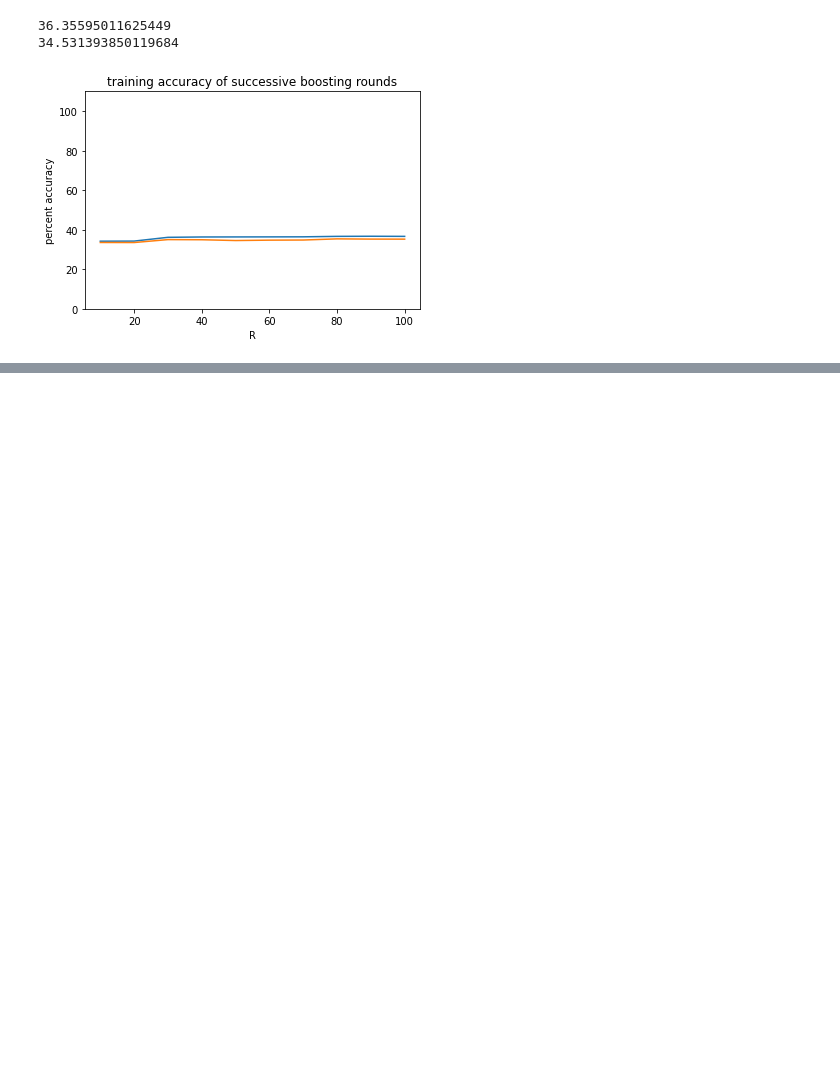
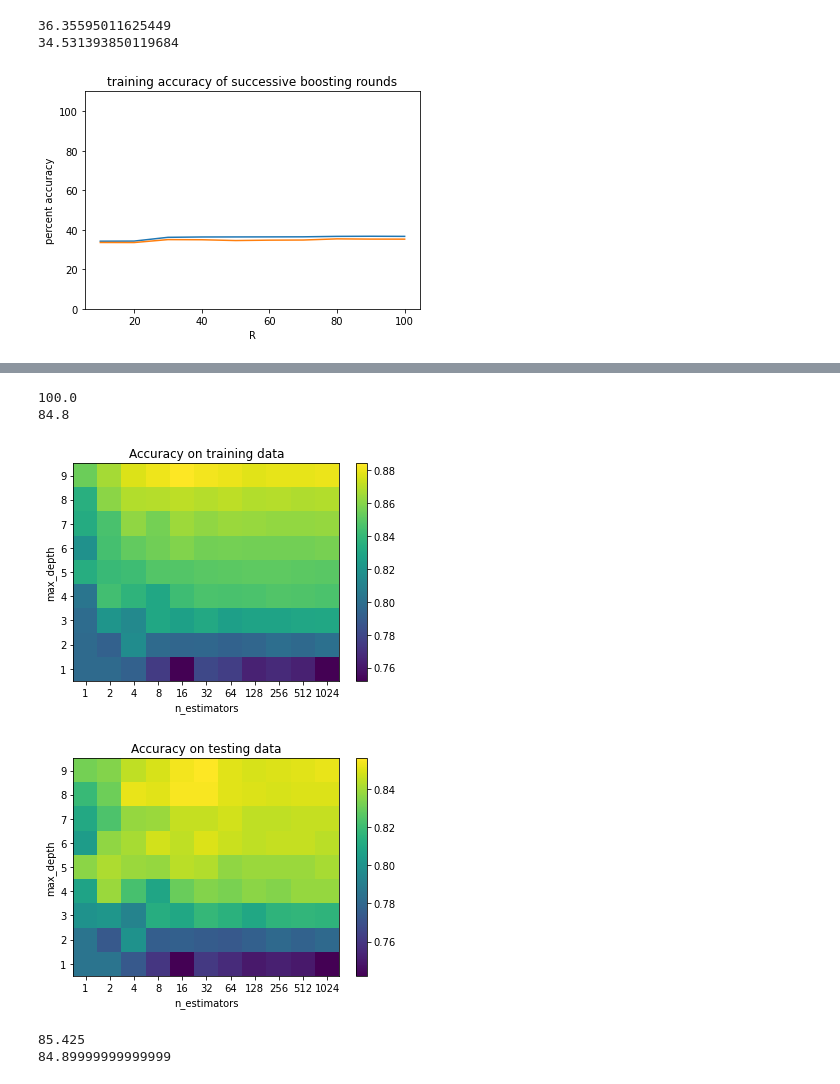
Before and after one commit to mdherdi/MachineLearning_ModelComparison, a Jupyter notebook: analysis/konstantin/project.ipynb, the cells around one changed output, grey strips where cells are left out. Drawn from its saved outputs; the diff is of its cells as text; code cells hidden in the pictures; blank space fills up the shorter version.

```diff
--- a/analysis/konstantin/project.ipynb
+++ b/analysis/konstantin/project.ipynb
@@ -326,0 +448,25 @@ lineAccuracy (a_train*100, a_test*100)
+# %%
+# Simple training and evaluation code
+acc_train, acc_test = randomForestSimple (X_train, y_train, X_test)
+print (acc_train)
+print (acc_test)
+# %% [output]
+100.0
+84.8
+# %%
+# Training and evaluation code
+a_train, a_test=randomForestsTrainEval (X_train, y_train, X_test)
+# %%
+# Plotting code
+plotAccuracy (a_train, a_test)
+# %% [output]
+[figure, added]
+[figure, added]
+# %%
+# Simple training and evaluation code
+acc_train, acc_test = adaBoostSimple (X_train, y_train, X_test)
+print (acc_train)
+print (acc_test)
+# %% [output]
+85.425
+84.89999999999999
```
Also changed, not shown: parts of 33 cells of this notebook.
